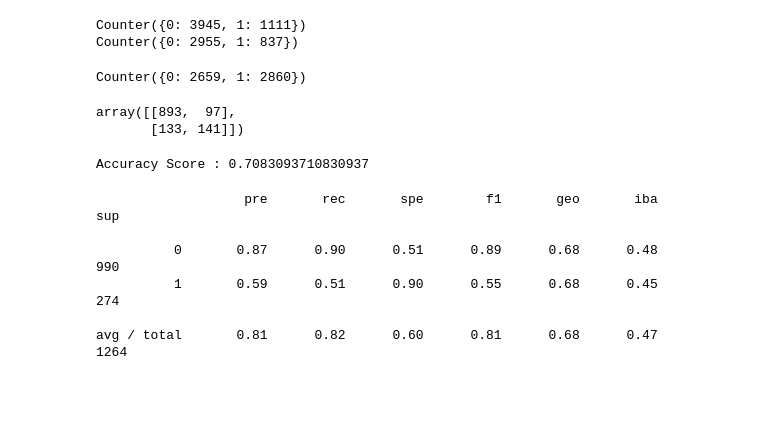
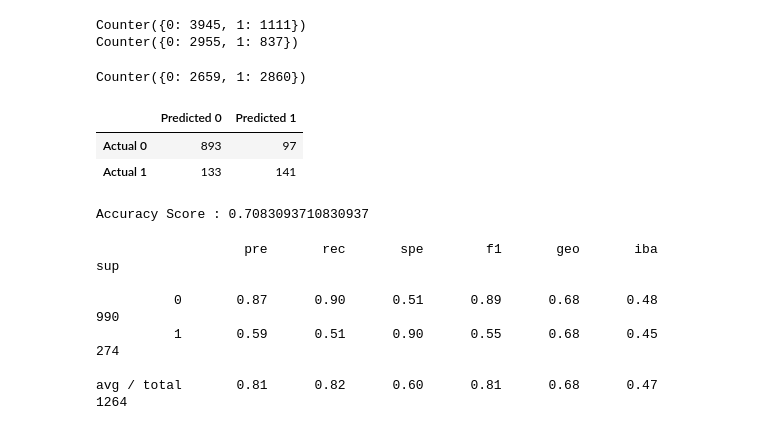
Before and after one commit to godak9/Final_Project, a Jupyter notebook: Machine_Learning/Comparing ML models .ipynb, the cells around one changed output. Cells and saved outputs as stored; diff of their text form; code cells hidden in the pictures; blank space fills up the shorter version.

```diff
--- a/Machine_Learning/Comparing ML models .ipynb
+++ b/Machine_Learning/Comparing ML models .ipynb
@@ -378,13 +378,18 @@ Counter({0: 2659, 1: 2860})
 # %%
 # Fit a Logistic regression model using random undersampled data
 smoteenn_model = LogisticRegression(solver='lbfgs', random_state=1, max_iter=150)
 smoteenn_model.fit(X_resampled, y_resampled)
 smoteenn_predictions = smoteenn_model.predict(X_test)
 # Display the confusion matrix
-confusion_matrix(y_test, smoteenn_predictions)
+smoteenn_cm = confusion_matrix(y_test, smoteenn_predictions)
+smoteenn_cm_df = pd.DataFrame(
+    smoteenn_cm, index=["Actual 0", "Actual 1"],
+    columns=["Predicted 0", "Predicted 1"])
+smoteenn_cm_df
 # %% [output]
-array([[893,  97],
-       [133, 141]])
+|  | Predicted 0 | Predicted 1 |
+| Actual 0 | 893 | 97 |
+| Actual 1 | 133 | 141 |
 # %%
 smoteenn_acc_score = balanced_accuracy_score(y_test, smoteenn_predictions)
 print(f"Accuracy Score : {smoteenn_acc_score}")
```
Also changed, not shown: parts of 2 cells of this notebook, 2 other files.
